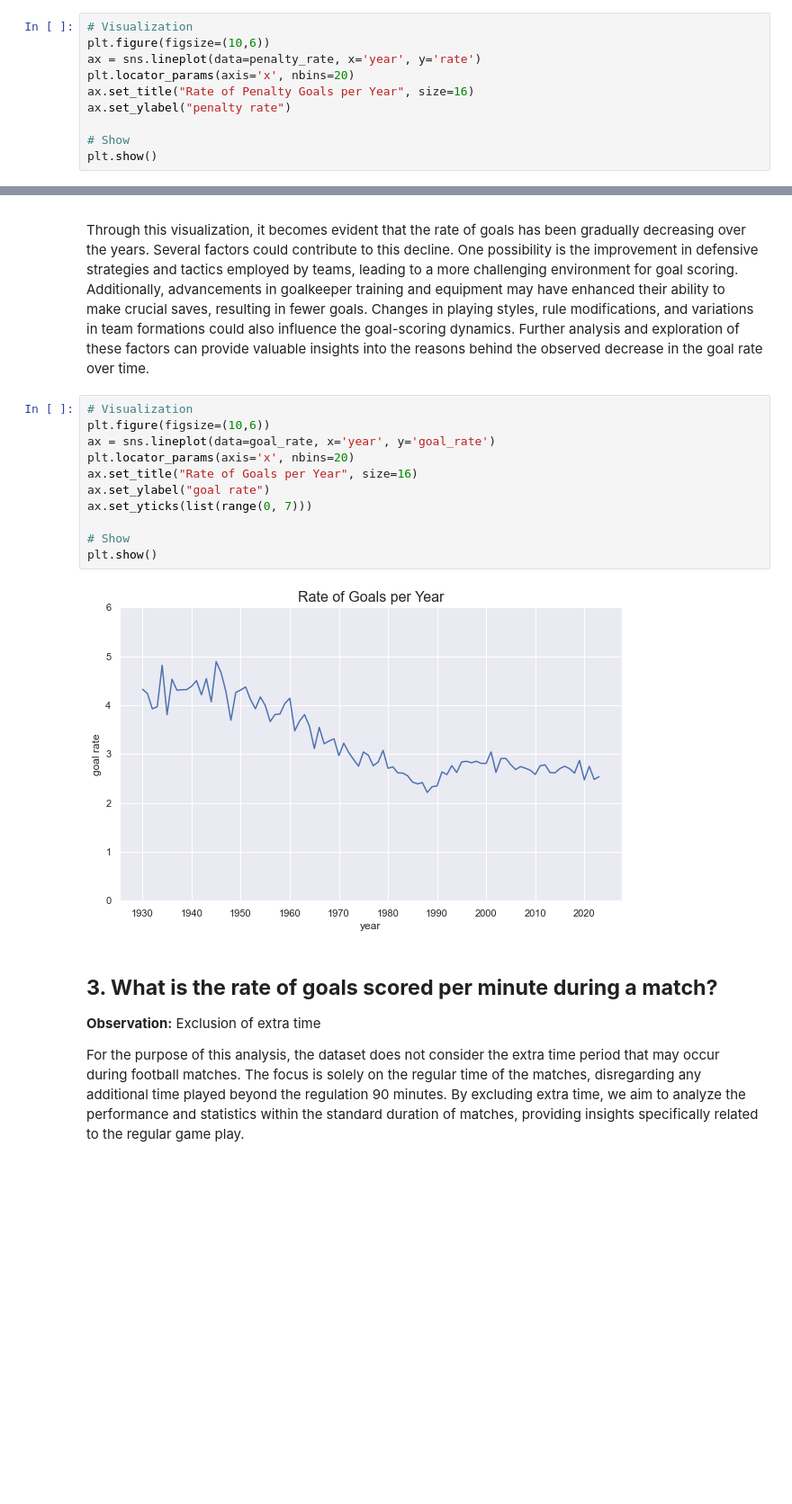
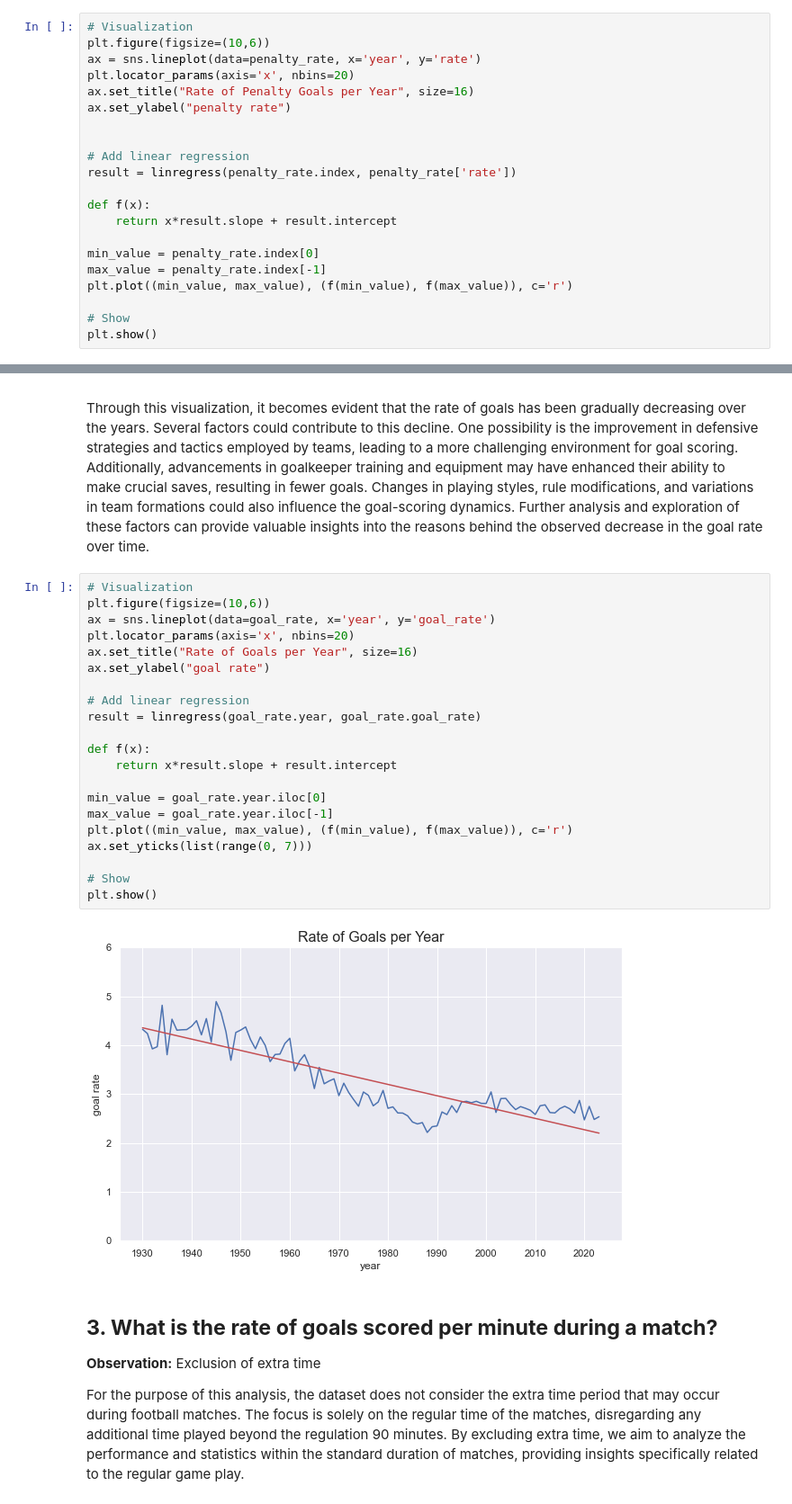
Before and after one commit to ryann-arruda/python-data-analysis, a Jupyter notebook: project_final.ipynb, the cells around one changed output, grey strips where cells are left out. Shown at 90% size. Saved outputs shown, nothing was run; the diff lists cells and outputs as text; blank space fills up the shorter version.

```diff
--- a/project_final.ipynb
+++ b/project_final.ipynb
@@ -474,6 +474,17 @@ plt.locator_params(axis='x', nbins=20)
 ax.set_title("Rate of Penalty Goals per Year", size=16)
 ax.set_ylabel("penalty rate")
 
+
+# Add linear regression
+result = linregress(penalty_rate.index, penalty_rate['rate'])
+
+def f(x):
+    return x*result.slope + result.intercept
+
+min_value = penalty_rate.index[0]
+max_value = penalty_rate.index[-1]
+plt.plot((min_value, max_value), (f(min_value), f(max_value)), c='r')
+
 # Show
 plt.show()
 # %% [output]
@@ -520,16 +531,26 @@ Through this visualization, it becomes evident that the rate of goals has been g
 # %%
 # Visualization
 plt.figure(figsize=(10,6))
 ax = sns.lineplot(data=goal_rate, x='year', y='goal_rate')
 plt.locator_params(axis='x', nbins=20)
 ax.set_title("Rate of Goals per Year", size=16)
 ax.set_ylabel("goal rate")
+
+# Add linear regression
+result = linregress(goal_rate.year, goal_rate.goal_rate)
+
+def f(x):
+    return x*result.slope + result.intercept
+
+min_value = goal_rate.year.iloc[0]
+max_value = goal_rate.year.iloc[-1]
+plt.plot((min_value, max_value), (f(min_value), f(max_value)), c='r')
 ax.set_yticks(list(range(0, 7)))
 
 # Show
 plt.show()
 # %% [output]
-[figure, old version]
+[figure, new version]
 # %% [markdown]
 ## **3. What is the rate of goals scored per minute during a match?**
 
```
Also changed, not shown: parts of 17 cells of this notebook.
